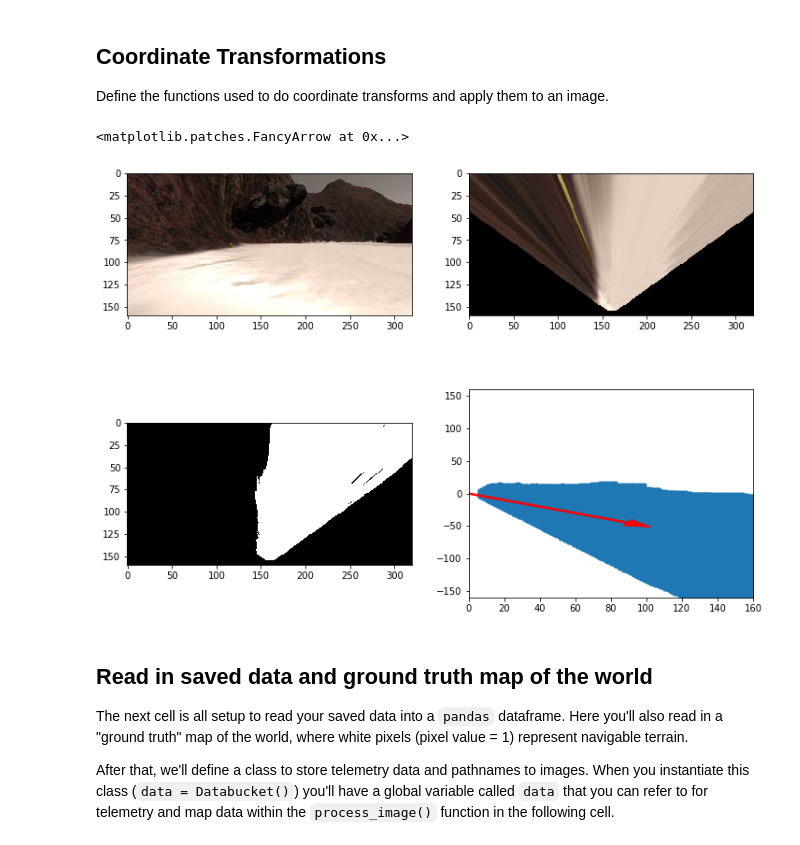
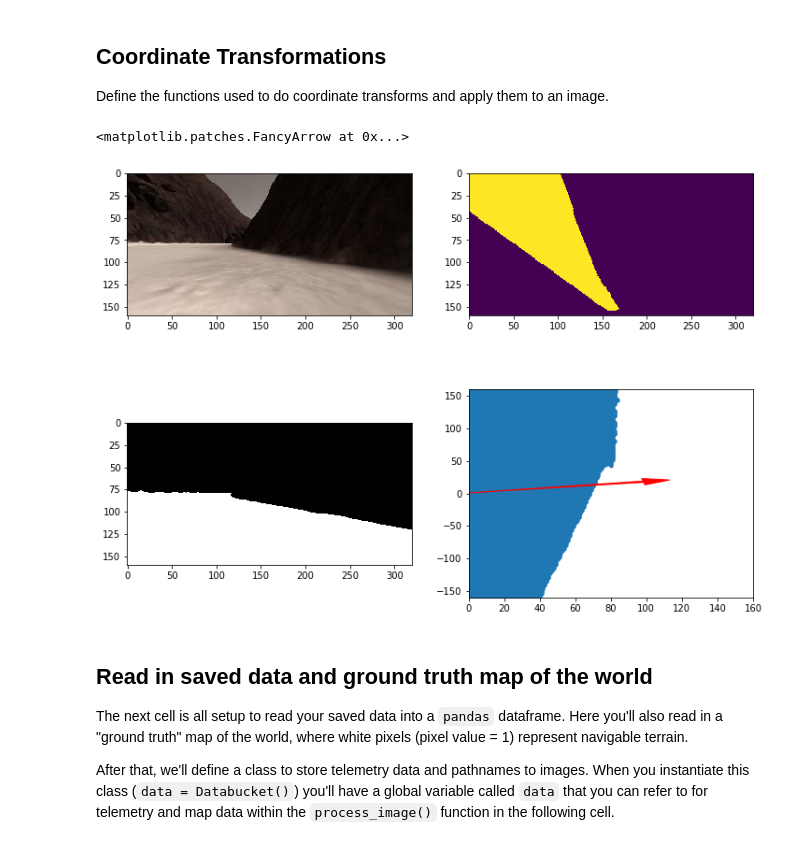
Before and after one commit to Amay22/Robotics-Rover, a Jupyter notebook: code/Rover_Project_Test_Notebook.ipynb, the cells around one changed output. Drawn from its saved outputs; the diff is of its cells as text; code cells hidden in the pictures.

```diff
--- a/code/Rover_Project_Test_Notebook.ipynb
+++ b/code/Rover_Project_Test_Notebook.ipynb
@@ -209,37 +229,36 @@ def pix_to_world(xpix, ypix, xpos, ypos, yaw, world_size, scale):
     y_pix_world = np.clip(np.int_(ypix_tran), 0, world_size - 1)
     # Return the result
     return x_pix_world, y_pix_world
 
 # Grab another random image
 idx = np.random.randint(0, len(img_list)-1)
 image = mpimg.imread(img_list[idx])
-warped = perspect_transform(image, source, destination)
-threshed = color_thresh(warped)
+threshed = filter_hls_thresholding(image, thresh_min=(0, 100, 70), thresh_max=(255, 255, 255), height=70)
+warped = perspect_transform(threshed, source, destination)
 
-# Calculate pixel values in rover-centric coords and distance/angle to all pixels
 xpix, ypix = rover_coords(threshed)
 dist, angles = to_polar_coords(xpix, ypix)
 mean_dir = np.mean(angles)
 
 # Do some plotting
 fig = plt.figure(figsize=(12,9))
 plt.subplot(221)
 plt.imshow(image)
 plt.subplot(222)
 plt.imshow(warped)
 plt.subplot(223)
 plt.imshow(threshed, cmap='gray')
 plt.subplot(224)
 plt.plot(xpix, ypix, '.')
 plt.ylim(-160, 160)
 plt.xlim(0, 160)
 arrow_length = 100
 x_arrow = arrow_length * np.cos(mean_dir)
 y_arrow = arrow_length * np.sin(mean_dir)
 plt.arrow(0, 0, x_arrow, y_arrow, color='red', zorder=2, head_width=10, width=2)
 # %% [output]
 <matplotlib.patches.FancyArrow at 0x...>
-[figure, old version]
+[figure, new version]
 # %% [markdown]
 ## Read in saved data and ground truth map of the world
 The next cell is all setup to read your saved data into a `pandas` dataframe.  Here you'll also read in a "ground truth" map of the world, where white pixels (pixel value = 1) represent navigable terrain.
```
Also changed, not shown: parts of 9 cells of this notebook, 11 other files.
